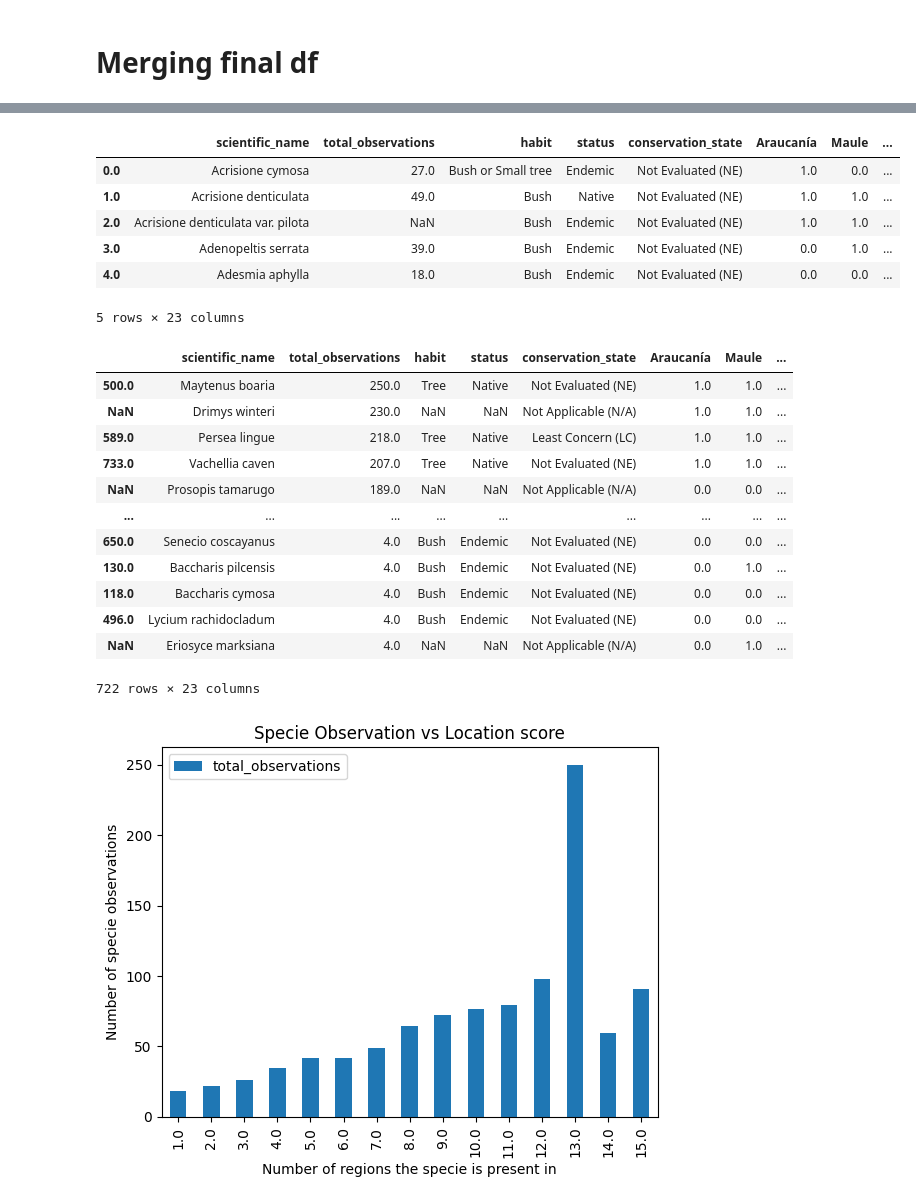
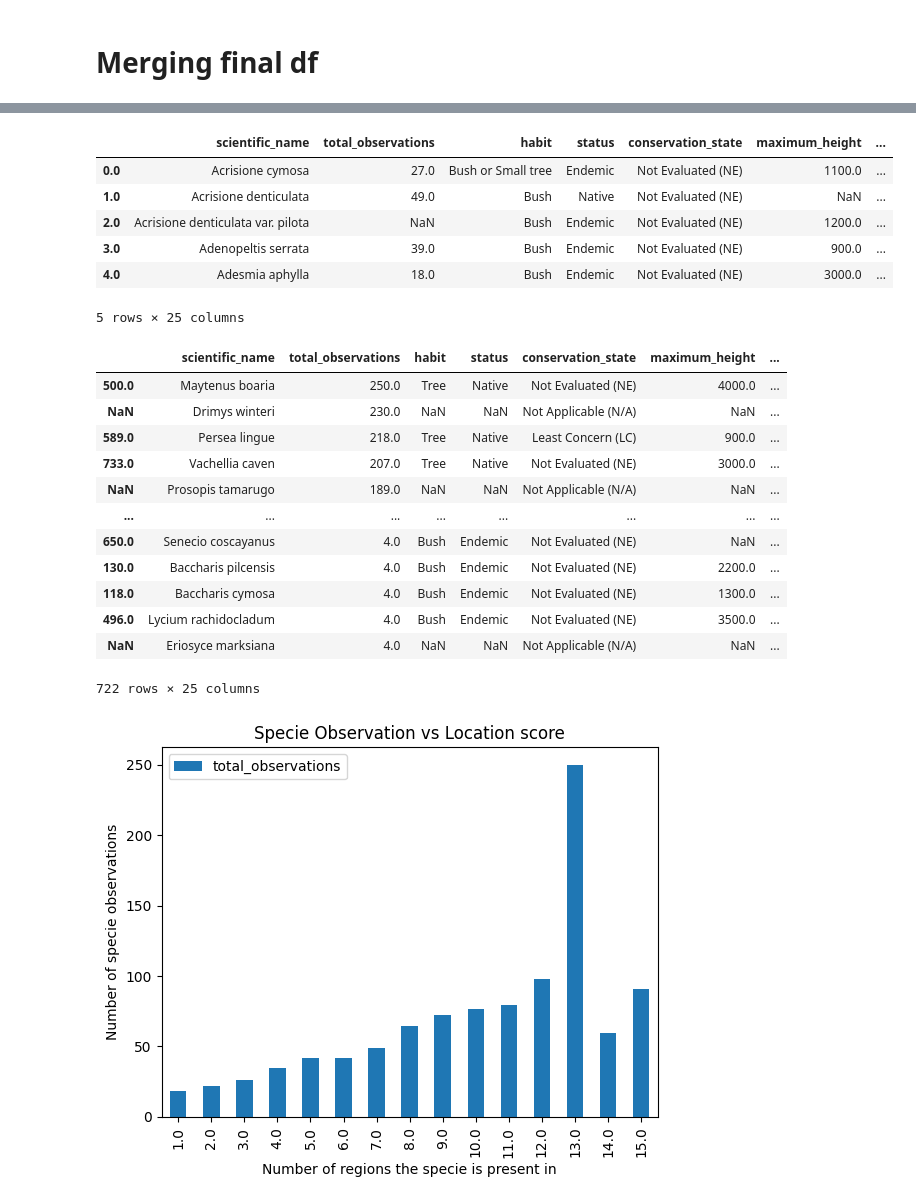
Before and after one commit to flawedvice/rasgos-cl-analysis, a Jupyter notebook: analysis.ipynb, the cells around one changed output, grey strips where cells are left out. Saved outputs shown, nothing was run; the diff lists cells and outputs as text; code cells hidden in the pictures.

```diff
--- a/analysis.ipynb
+++ b/analysis.ipynb
@@ -254,19 +254,19 @@ unified_regions.head()
 # %%
-simplified_columns = ["scientific_name", "total_observations", "habit", "status", "conservation_state"]
+simplified_columns = ["scientific_name", "total_observations", "habit", "status", "conservation_state", "maximum_height", "minimum_height"]
 simplified_columns.extend(region_columns)
 
 simplified_df = unified_regions.loc[:, simplified_columns]
 # Add location score by showing total region presence
 simplified_df["location_score"] = simplified_df.loc[:, region_columns].sum(axis=1)
 simplified_df.head()
 # %% [output]
-|  | scientific_name | total_observations | habit | status | conservation_state | Araucanía | Maule | ... |
-| 0.0 | Acrisione cymosa | 27.0 | Bush or Small tree | Endemic | Not Evaluated (NE) | 1.0 | 0.0 | ... |
-| 1.0 | Acrisione denticulata | 49.0 | Bush | Native | Not Evaluated (NE) | 1.0 | 1.0 | ... |
-| 2.0 | Acrisione denticulata var. pilota | NaN | Bush | Endemic | Not Evaluated (NE) | 1.0 | 1.0 | ... |
-| 3.0 | Adenopeltis serrata | 39.0 | Bush | Endemic | Not Evaluated (NE) | 0.0 | 1.0 | ... |
-| 4.0 | Adesmia aphylla | 18.0 | Bush | Endemic | Not Evaluated (NE) | 0.0 | 0.0 | ... |
+|  | scientific_name | total_observations | habit | status | conservation_state | maximum_height | ... |
+| 0.0 | Acrisione cymosa | 27.0 | Bush or Small tree | Endemic | Not Evaluated (NE) | 1100.0 | ... |
+| 1.0 | Acrisione denticulata | 49.0 | Bush | Native | Not Evaluated (NE) | NaN | ... |
+| 2.0 | Acrisione denticulata var. pilota | NaN | Bush | Endemic | Not Evaluated (NE) | 1200.0 | ... |
+| 3.0 | Adenopeltis serrata | 39.0 | Bush | Endemic | Not Evaluated (NE) | 900.0 | ... |
+| 4.0 | Adesmia aphylla | 18.0 | Bush | Endemic | Not Evaluated (NE) | 3000.0 | ... |
-5 rows × 23 columns
+5 rows × 25 columns
 # %%
 clean_df = simplified_df.dropna(subset=["total_observations"])
 
@@ -278,19 +278,19 @@ clean_df.fillna(column_fillna, inplace=True)
 # %%
 clean_df.sort_values(by="total_observations", ascending=False)
 # %% [output]
-|  | scientific_name | total_observations | habit | status | conservation_state | Araucanía | Maule | ... |
-| 500.0 | Maytenus boaria | 250.0 | Tree | Native | Not Evaluated (NE) | 1.0 | 1.0 | ... |
-| NaN | Drimys winteri | 230.0 | NaN | NaN | Not Applicable (N/A) | 1.0 | 1.0 | ... |
-| 589.0 | Persea lingue | 218.0 | Tree | Native | Least Concern (LC) | 1.0 | 1.0 | ... |
-| 733.0 | Vachellia caven | 207.0 | Tree | Native | Not Evaluated (NE) | 1.0 | 1.0 | ... |
-| NaN | Prosopis tamarugo | 189.0 | NaN | NaN | Not Applicable (N/A) | 0.0 | 0.0 | ... |
-| ... | ... | ... | ... | ... | ... | ... | ... | ... |
-| 650.0 | Senecio coscayanus | 4.0 | Bush | Endemic | Not Evaluated (NE) | 0.0 | 0.0 | ... |
-| 130.0 | Baccharis pilcensis | 4.0 | Bush | Endemic | Not Evaluated (NE) | 0.0 | 1.0 | ... |
-| 118.0 | Baccharis cymosa | 4.0 | Bush | Endemic | Not Evaluated (NE) | 0.0 | 0.0 | ... |
-| 496.0 | Lycium rachidocladum | 4.0 | Bush | Endemic | Not Evaluated (NE) | 0.0 | 0.0 | ... |
-| NaN | Eriosyce marksiana | 4.0 | NaN | NaN | Not Applicable (N/A) | 0.0 | 1.0 | ... |
+|  | scientific_name | total_observations | habit | status | conservation_state | maximum_height | ... |
+| 500.0 | Maytenus boaria | 250.0 | Tree | Native | Not Evaluated (NE) | 4000.0 | ... |
+| NaN | Drimys winteri | 230.0 | NaN | NaN | Not Applicable (N/A) | NaN | ... |
+| 589.0 | Persea lingue | 218.0 | Tree | Native | Least Concern (LC) | 900.0 | ... |
+| 733.0 | Vachellia caven | 207.0 | Tree | Native | Not Evaluated (NE) | 3000.0 | ... |
+| NaN | Prosopis tamarugo | 189.0 | NaN | NaN | Not Applicable (N/A) | NaN | ... |
+| ... | ... | ... | ... | ... | ... | ... | ... |
+| 650.0 | Senecio coscayanus | 4.0 | Bush | Endemic | Not Evaluated (NE) | NaN | ... |
+| 130.0 | Baccharis pilcensis | 4.0 | Bush | Endemic | Not Evaluated (NE) | 2200.0 | ... |
+| 118.0 | Baccharis cymosa | 4.0 | Bush | Endemic | Not Evaluated (NE) | 1300.0 | ... |
+| 496.0 | Lycium rachidocladum | 4.0 | Bush | Endemic | Not Evaluated (NE) | 3500.0 | ... |
+| NaN | Eriosyce marksiana | 4.0 | NaN | NaN | Not Applicable (N/A) | NaN | ... |
-722 rows × 23 columns
+722 rows × 25 columns
 # %%
 obs_per_location = clean_df.loc[:, ["location_score", "total_observations"]].groupby("location_score").mean().sort_values("location_score")
 
```
Also changed, not shown: parts of 10 cells of this notebook, 1 other file.
